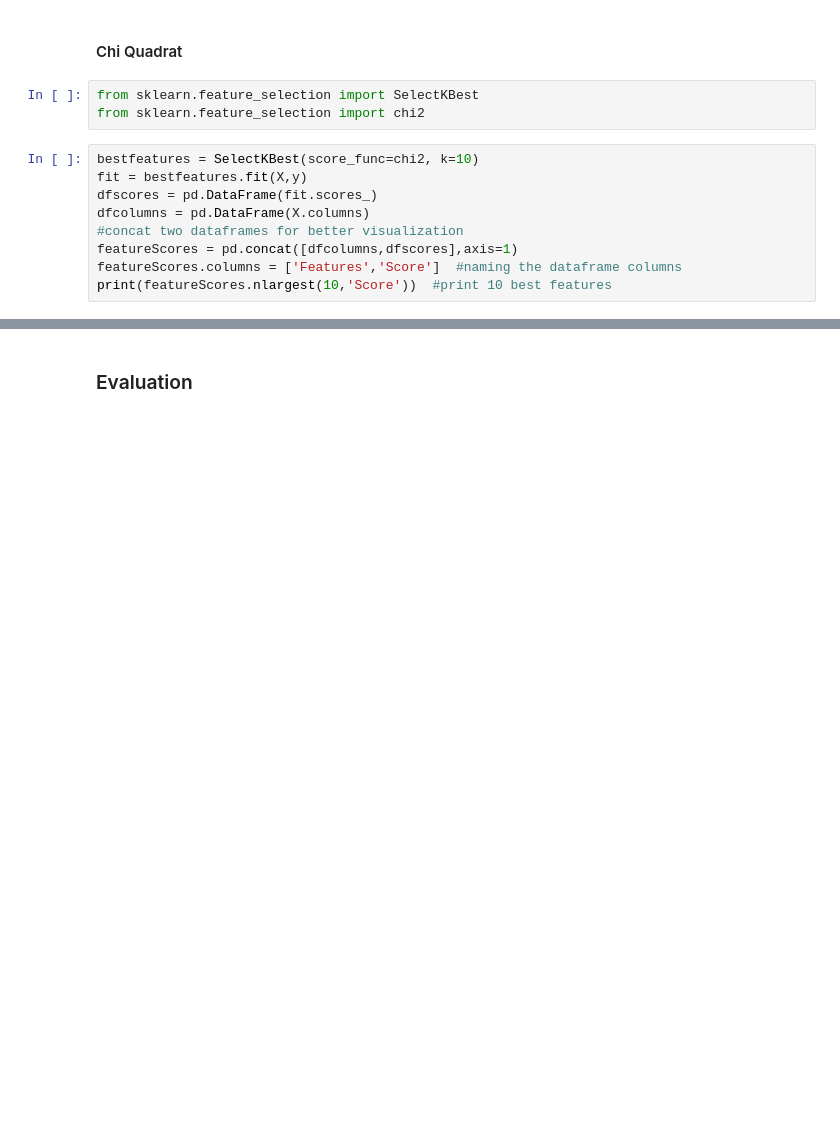
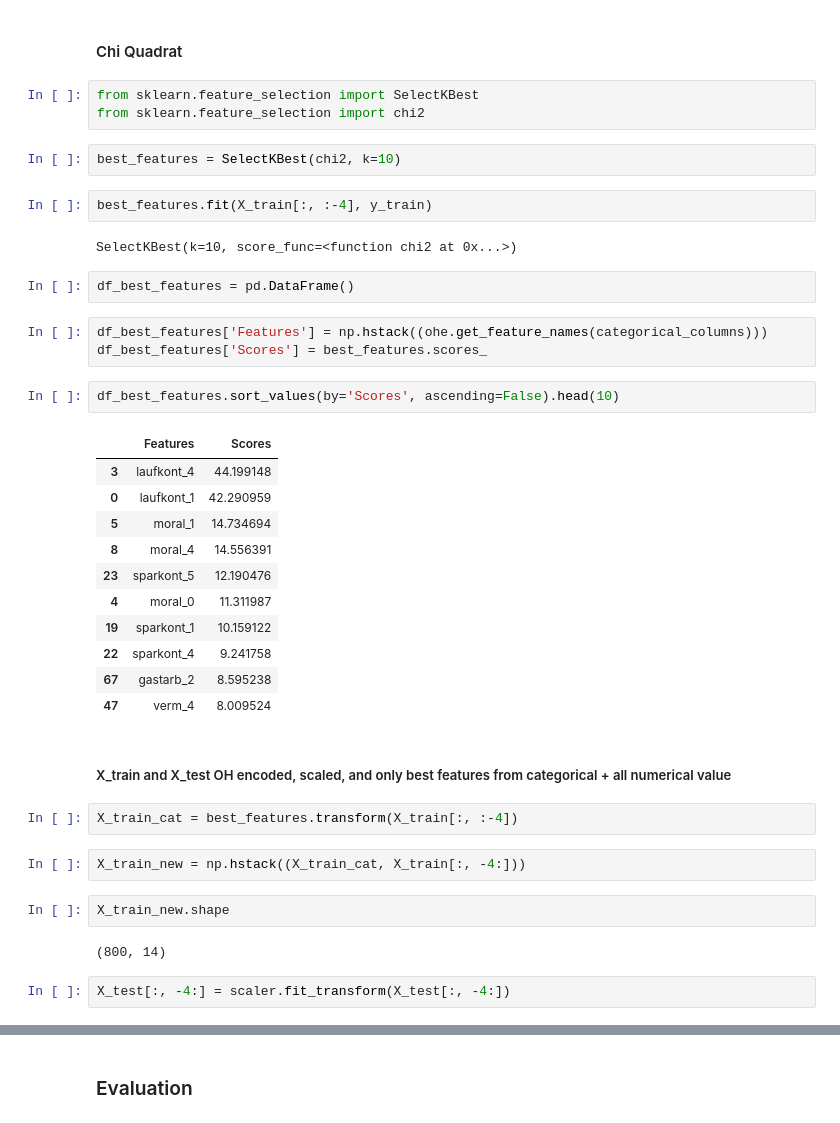
Before and after one commit to satriobhirawa/Kredit-EDA-SudDeutschland, a Jupyter notebook: BA_Credit.ipynb, the cells around one changed output, grey strips where cells are left out. Saved outputs shown, nothing was run; the diff lists cells and outputs as text; blank space fills up the shorter version.

```diff
--- a/BA_Credit.ipynb
+++ b/BA_Credit.ipynb
@@ -1595,12 +1591,40 @@ scaled_X_test = scaler.transform(X_test)
 # %%
 from sklearn.feature_selection import SelectKBest
 from sklearn.feature_selection import chi2
-# %%
-bestfeatures = SelectKBest(score_func=chi2, k=10)
-fit = bestfeatures.fit(X,y)
-dfscores = pd.DataFrame(fit.scores_)
-dfcolumns = pd.DataFrame(X.columns)
-#concat two dataframes for better visualization
-featureScores = pd.concat([dfcolumns,dfscores],axis=1)
-featureScores.columns = ['Features','Score']  #naming the dataframe columns
-print(featureScores.nlargest(10,'Score'))  #print 10 best features
+# %%
+best_features = SelectKBest(chi2, k=10)
+# %%
+best_features.fit(X_train[:, :-4], y_train)
+# %% [output]
+SelectKBest(k=10, score_func=<function chi2 at 0x...>)
+# %%
+df_best_features = pd.DataFrame()
+# %%
+df_best_features['Features'] = np.hstack((ohe.get_feature_names(categorical_columns)))
+df_best_features['Scores'] = best_features.scores_
+# %%
+df_best_features.sort_values(by='Scores', ascending=False).head(10)
+# %% [output]
+|  | Features | Scores |
+| 3 | laufkont_4 | 44.199148 |
+| 0 | laufkont_1 | 42.290959 |
+| 5 | moral_1 | 14.734694 |
+| 8 | moral_4 | 14.556391 |
+| 23 | sparkont_5 | 12.190476 |
+| 4 | moral_0 | 11.311987 |
+| 19 | sparkont_1 | 10.159122 |
+| 22 | sparkont_4 | 9.241758 |
+| 67 | gastarb_2 | 8.595238 |
+| 47 | verm_4 | 8.009524 |
+# %% [markdown]
+##### X_train and X_test OH encoded, scaled, and only best features from categorical + all numerical value
+# %%
+X_train_cat = best_features.transform(X_train[:, :-4])
+# %%
+X_train_new = np.hstack((X_train_cat, X_train[:, -4:]))
+# %%
+X_train_new.shape
+# %% [output]
+(800, 14)
+# %%
+X_test[:, -4:] = scaler.fit_transform(X_test[:, -4:])
```
Also changed, not shown: parts of 23 cells of this notebook, 2 other files.
